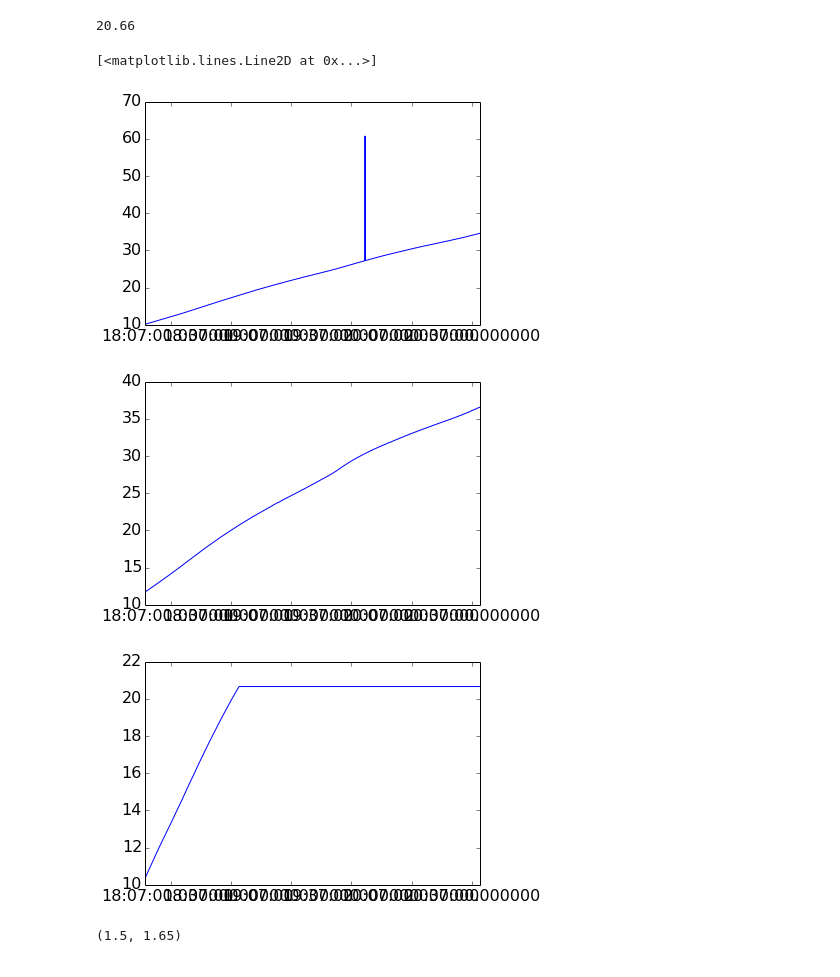
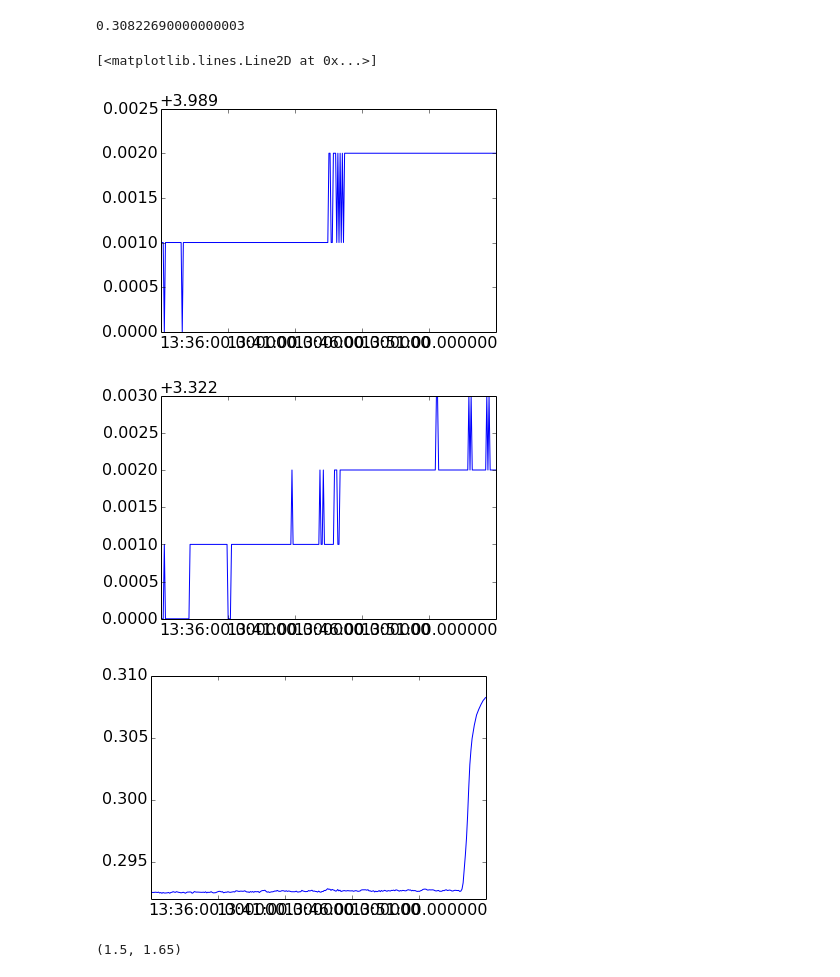
Before and after one commit to gitj/notebooks, a Jupyter notebook: 2014-03-24-load-response.ipynb, the cells around one changed output. Saved outputs shown, nothing was run; the diff lists cells and outputs as text; code cells hidden in the pictures.

```diff
--- a/2014-03-24-load-response.ipynb
+++ b/2014-03-24-load-response.ipynb
@@ -3,5 +3,5 @@ matplotlib.rcParams['font.size']=16
 # %%
 import kid_readout.utils.parse_srs
 # %%
-dt,d = kid_readout.utils.parse_srs.get_load_log('/home/heather/SRS/20140331-085747.txt')
+dt,d = kid_readout.utils.parse_srs.get_load_log('/home/heather/SRS/20140404-170807.txt')
 # %%
@@ -12,20 +12,20 @@ plot(dt[-1000:],d[-1000:,-4])
 # %%
 d[-1,-4]
 # %% [output]
-20.66
+0.30822690000000003
 # %%
 figure()
-since = -2000
+since = -300
 plot(dt[since:],d[since:,1])
 figure()
 plot(dt[since:],d[since:,2])
 figure()
 plot(dt[since:],d[since:,-4])
 # %% [output]
 [<matplotlib.lines.Line2D at 0x...>]
-[figure, old version]
+[figure, new version]
-[figure, old version]
+[figure, new version]
-[figure, old version]
+[figure, new version]
 # %%
 d.shape
 plot(d[2500:3000,-4],d[2500:3000,-1])
```
Also changed, not shown: parts of 7 cells of this notebook, 10 other files.
